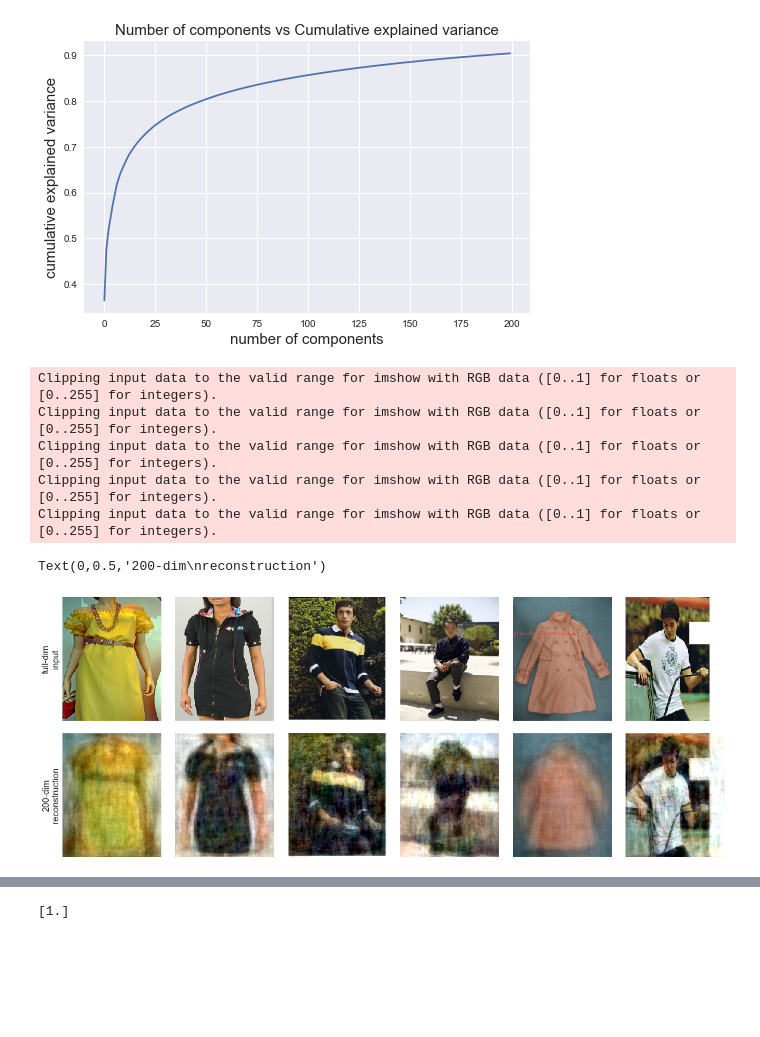
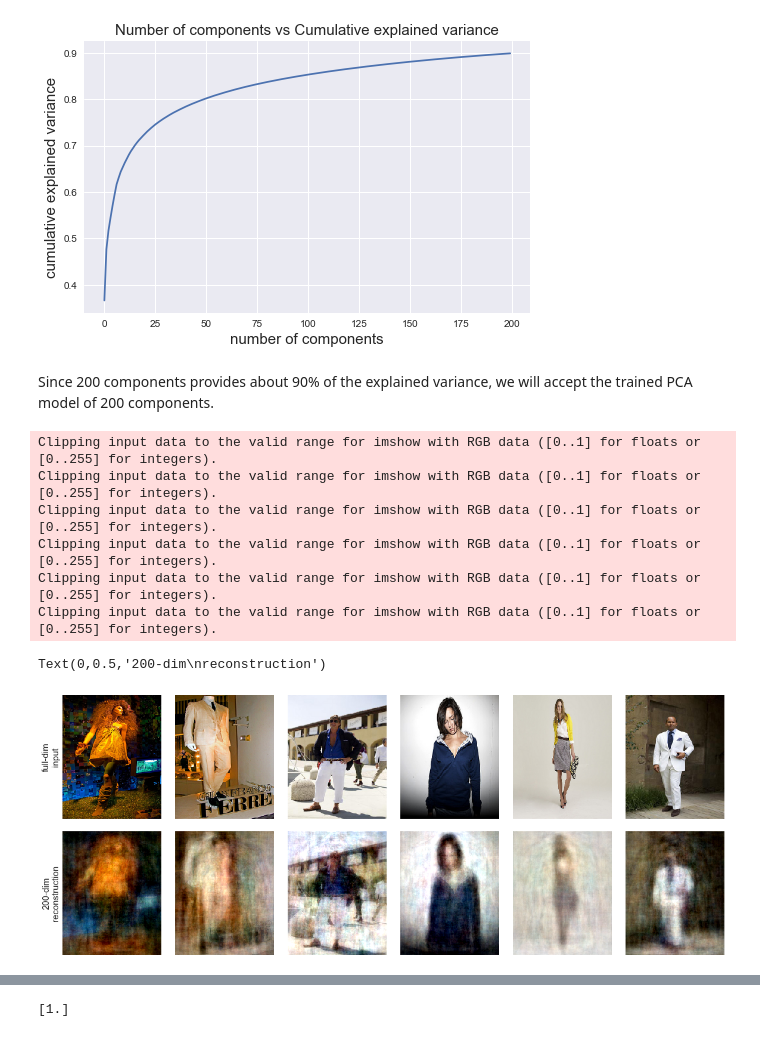
Before and after one commit to hueyning/cs156-ml, a Jupyter notebook: assignment-3-pca-lda/Assignment 3 - Maching Learning Fashionista.ipynb, the cells around one changed output, grey strips where cells are left out. Saved outputs shown, nothing was run; the diff lists cells and outputs as text; code cells hidden in the pictures; blank space fills up the shorter version.

```diff
--- a/assignment-3-pca-lda/Assignment 3 - Maching Learning Fashionista.ipynb
+++ b/assignment-3-pca-lda/Assignment 3 - Maching Learning Fashionista.ipynb
@@ -96,0 +95,8 @@ from sklearn.metrics import classification_report
+# %%
+#Reshape images to flattened array
+men_arr = np.array([i.flatten() for i in men_resized])
+#original women array size
+og_women_arr = np.array([i.flatten() for i in women_resized])
+
+print('Original length men data:',men_arr.shape)
+print('Original length women data:',og_women_arr.shape)
@@ -97,14 +106,19 @@ from sklearn.metrics import classification_report
 # %%
 #create labels for men and women data. 1 is for men, 0 is for women.
 men_label = np.ones(len(men_arr))
-women_label = np.zeros(len(women_arr))
+og_women_label = np.zeros(len(og_women_arr))
 
 #join the men and women clothing data together.
-X = np.concatenate((men_arr, women_arr), axis=0)
-y = np.concatenate((men_label, women_label), axis=0)
+og_X = np.concatenate((men_arr, og_women_arr), axis=0)
+og_y = np.concatenate((men_label, og_women_label), axis=0)
 
 #split the data with 0.2 test size.
-X_train,X_test,y_train,y_test = train_test_split(X, y, test_size=0.2, stratify = y)
+og_X_train,og_X_test,og_y_train,og_y_test = train_test_split(og_X, og_y, test_size=0.2, stratify = og_y)
 
-print(X_train.shape,y_train.shape,X_test.shape,y_test.shape)
+print('Original length training and testing dataset shapes:')
+print(og_X_train.shape,og_y_train.shape,og_X_test.shape,og_y_test.shape)
+
+print("\nNumber of 0's (women clothing) and 1's (men clothing) in train and test set:")
+print("Train: ",collections.Counter(og_y_train))
+print("Test: ",collections.Counter(og_y_test))
 # %% [output]
@@ -170,8 +248,8 @@ avg / total       0.70      0.70      0.70       280
 # %%
 #Use randomized svd_solver to approx first N Principle Components much quicker than standard PCA
 #useful for high-dimensional data
-pca = PCA(n_components = 200, svd_solver='randomized').fit(X_train, y_train)
-pca_components_train = pca.transform(X_train)
-print("original shape:   ", X_train.shape)
-print("transformed shape:", pca_components.shape)
+pca = PCA(n_components = 200, svd_solver='randomized').fit(og_X_train, og_y_train)
+pca_components_train = pca.transform(og_X_train)
+print("original shape:   ", og_X_train.shape)
+print("transformed shape:", pca_components_train.shape)
 # %% [output]
@@ -187,27 +265,30 @@ plt.ylabel('cumulative explained variance',size=15)
 # %% [output]
 Text(0,0.5,'cumulative explained variance')
 [figure]
+# %% [markdown]
+Since 200 components provides about 90% of the explained variance, we will accept the trained PCA model of 200 components.
 # %%
 #compare input images with images reconstructed from 200 components
 pca_projected = pca.inverse_transform(pca_components_train)
 
 # Plot the results
 fig, ax = plt.subplots(2, 6, figsize=(20, 8),
                        subplot_kw={'xticks':[], 'yticks':[]},
                        gridspec_kw=dict(hspace=0.1, wspace=0.1))
 for i in range(6):
-    ax[0, i].imshow(X_train[i].reshape(new_height,new_width,3))
+    ax[0, i].imshow(og_X_train[i].reshape(new_height,new_width,3))
     ax[1, i].imshow(pca_projected[i].reshape(new_height,new_width,3))
 
 ax[0, 0].set_ylabel('full-dim\ninput',size=15)
 ax[1, 0].set_ylabel('200-dim\nreconstruction',size=15)
 # %% [output]
 Clipping input data to the valid range for imshow with RGB data ([0..1] for floats or [0..255] for integers).
 Clipping input data to the valid range for imshow with RGB data ([0..1] for floats or [0..255] for integers).
 Clipping input data to the valid range for imshow with RGB data ([0..1] for floats or [0..255] for integers).
 Clipping input data to the valid range for imshow with RGB data ([0..1] for floats or [0..255] for integers).
 Clipping input data to the valid range for imshow with RGB data ([0..1] for floats or [0..255] for integers).
+Clipping input data to the valid range for imshow with RGB data ([0..1] for floats or [0..255] for integers).
 Text(0,0.5,'200-dim\nreconstruction')
-[figure, old version]
+[figure, new version]
 # %%
 #Cross-validation to find best C-value for logistic regression classifier
```
Also changed, not shown: parts of 31 cells of this notebook, 1 other file.
